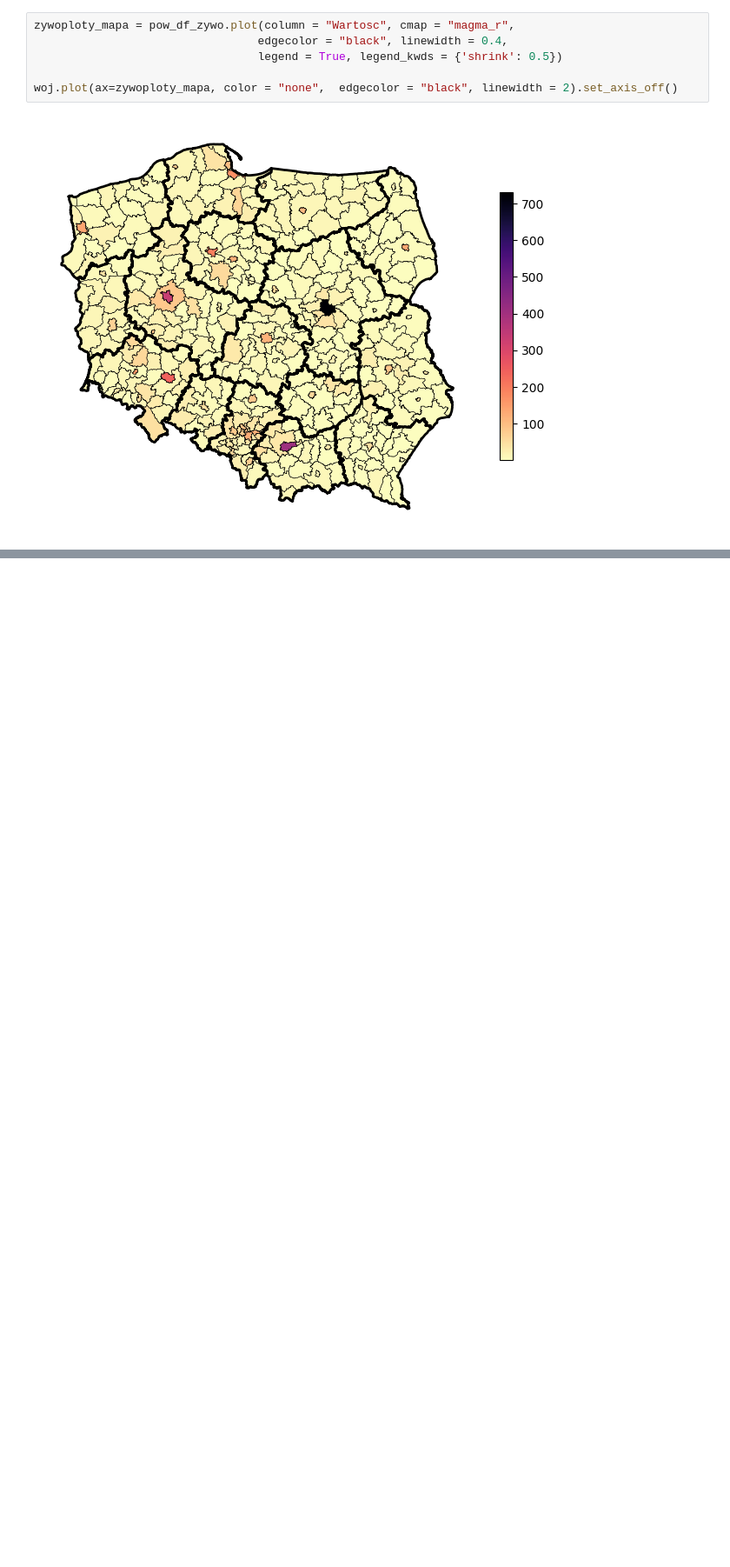
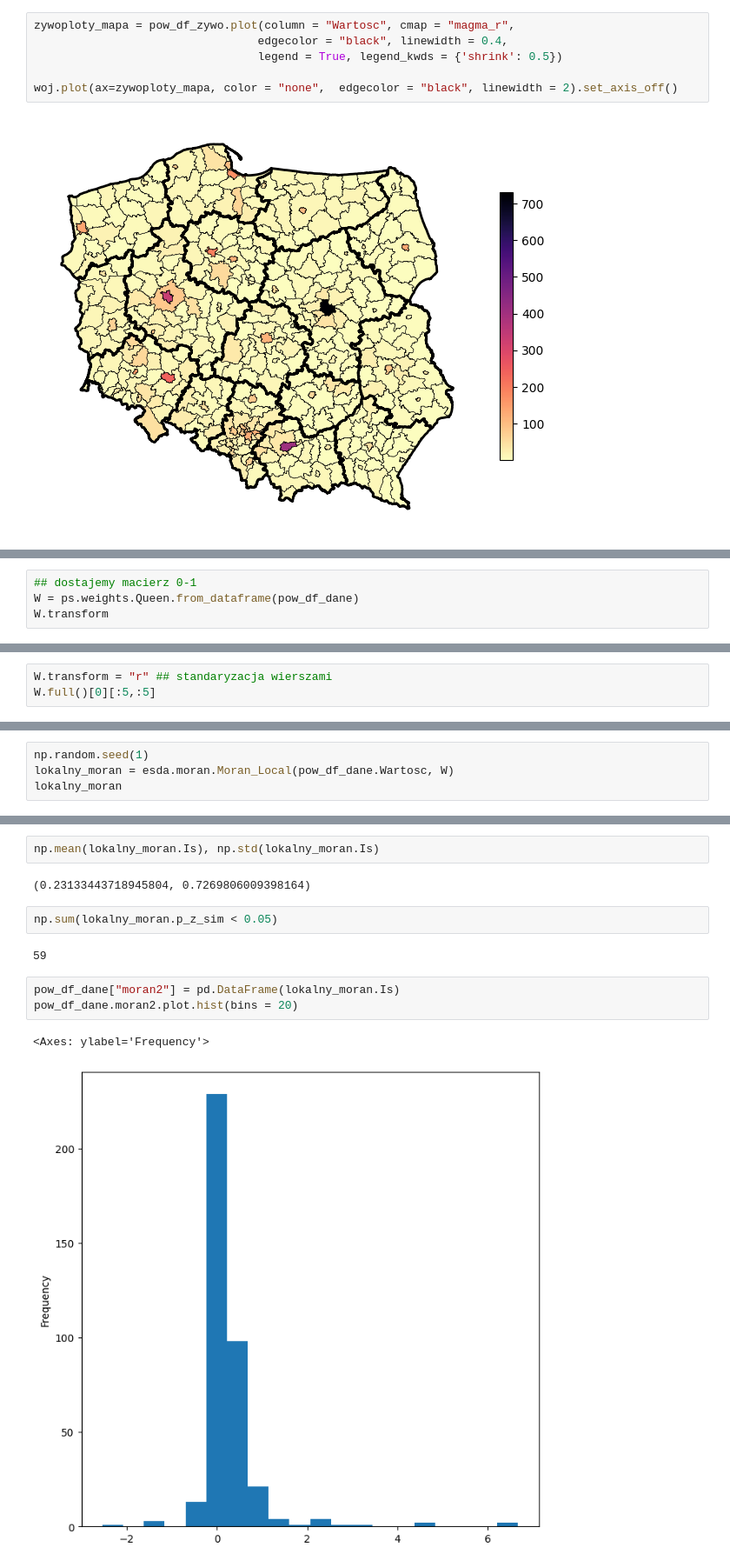
Before and after one commit to DepartmentOfStatisticsPUE/air-2024, a Jupyter notebook: notebooks/4_przestrzenne.ipynb, the cells around one changed output, grey strips where cells are left out. Shown at 87% size. Drawn from its saved outputs; the diff is of its cells as text; blank space fills up the shorter version.

```diff
--- a/notebooks/4_przestrzenne.ipynb
+++ b/notebooks/4_przestrzenne.ipynb
@@ -211,0 +293,4 @@ woj.plot(ax=zywoploty_mapa, color = "none",  edgecolor = "black", linewidth = 2)
+# %%
+## dostajemy macierz 0-1
+W = ps.weights.Queen.from_dataframe(pow_df_dane)
+W.transform
@@ -211,0 +331,3 @@ woj.plot(ax=zywoploty_mapa, color = "none",  edgecolor = "black", linewidth = 2)
+# %%
+W.transform = "r" ## standaryzacja wierszami
+W.full()[0][:5,:5]
@@ -211,0 +392,4 @@ woj.plot(ax=zywoploty_mapa, color = "none",  edgecolor = "black", linewidth = 2)
+# %%
+np.random.seed(1)
+lokalny_moran = esda.moran.Moran_Local(pow_df_dane.Wartosc, W)
+lokalny_moran
@@ -211,0 +403,14 @@ woj.plot(ax=zywoploty_mapa, color = "none",  edgecolor = "black", linewidth = 2)
+# %%
+np.mean(lokalny_moran.Is), np.std(lokalny_moran.Is)
+# %% [output]
+(0.23133443718945804, 0.7269806009398164)
+# %%
+np.sum(lokalny_moran.p_z_sim < 0.05)
+# %% [output]
+59
+# %%
+pow_df_dane["moran2"] = pd.DataFrame(lokalny_moran.Is)
+pow_df_dane.moran2.plot.hist(bins = 20)
+# %% [output]
+<Axes: ylabel='Frequency'>
+[figure, added]
```
Also changed, not shown: parts of 30 cells of this notebook.
